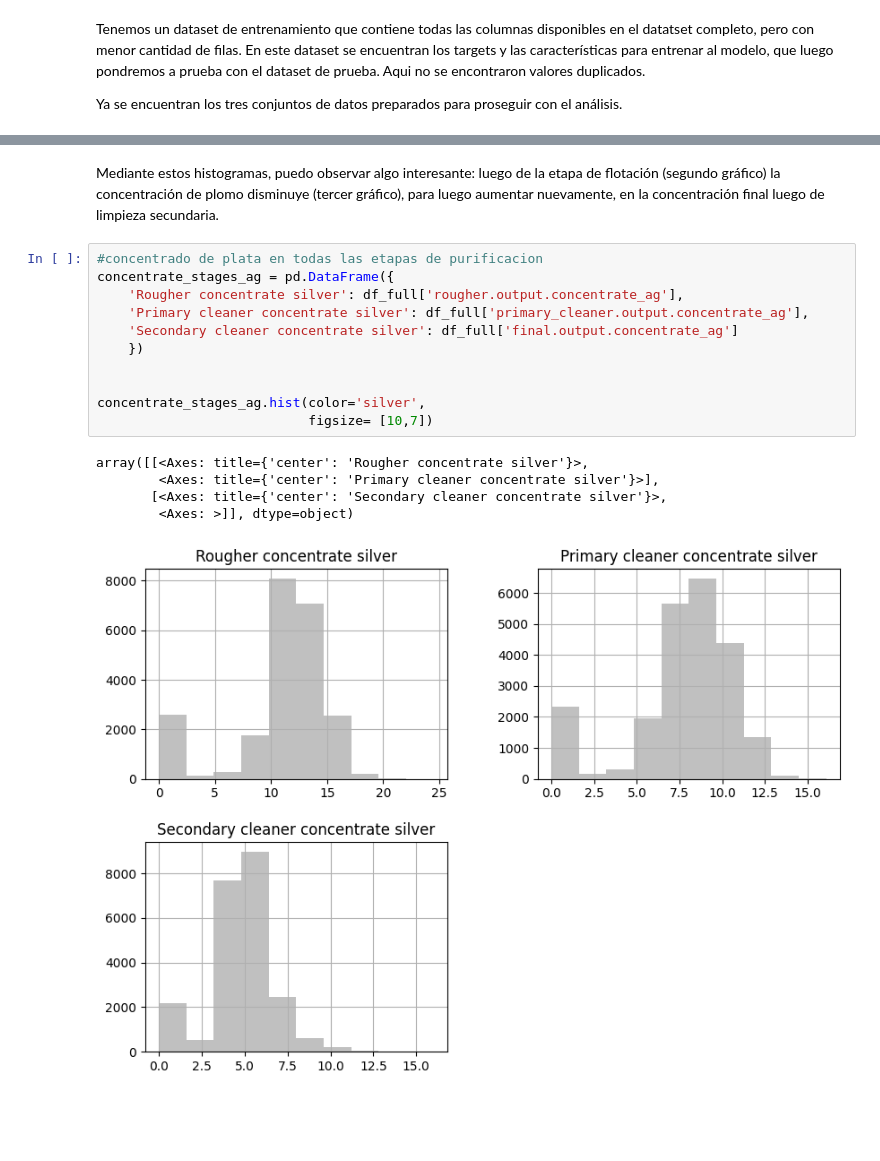
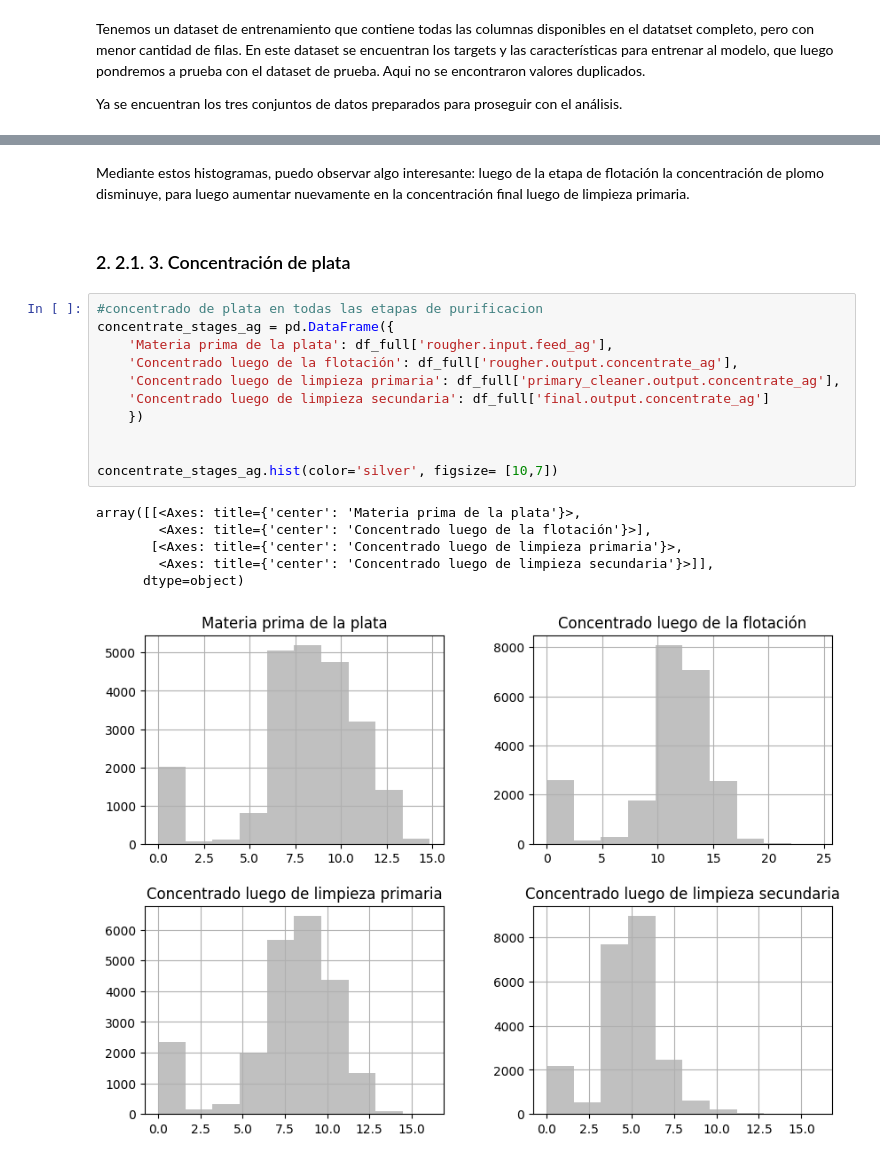
Before and after one commit to wh1tneyr/proyecto-tecnologico, a Jupyter notebook: gold.ipynb, the cells around one changed output, grey strips where cells are left out. Cells and saved outputs as stored; diff of their text form; blank space fills up the shorter version.

Commit message:
analizando los resultados de los histogramas en la concentracion de los metales - modificando los títulos

```diff
--- a/gold.ipynb
+++ b/gold.ipynb
@@ -389,21 +389,24 @@ array([[<Axes: title={'center': 'Materia prima del plomo'}>,
       dtype=object)
 [figure]
 # %% [markdown]
-Mediante estos histogramas, puedo observar algo interesante: luego de la etapa de flotación (segundo gráfico) la concentración de plomo disminuye (tercer gráfico), para luego aumentar nuevamente, en la concentración final luego de limpieza secundaria.
+Mediante estos histogramas, puedo observar algo interesante: luego de la etapa de flotación la concentración de plomo disminuye, para luego aumentar nuevamente en la concentración final luego de limpieza primaria.
+# %% [markdown]
+### 2.  2.1.  3. Concentración de plata
 # %%
 #concentrado de plata en todas las etapas de purificacion
 concentrate_stages_ag = pd.DataFrame({
-    'Rougher concentrate silver': df_full['rougher.output.concentrate_ag'],
-    'Primary cleaner concentrate silver': df_full['primary_cleaner.output.concentrate_ag'],
-    'Secondary cleaner concentrate silver': df_full['final.output.concentrate_ag']
+    'Materia prima de la plata': df_full['rougher.input.feed_ag'],
+    'Concentrado luego de la flotación': df_full['rougher.output.concentrate_ag'],
+    'Concentrado luego de limpieza primaria': df_full['primary_cleaner.output.concentrate_ag'],
+    'Concentrado luego de limpieza secundaria': df_full['final.output.concentrate_ag']
     })
 
 
-concentrate_stages_ag.hist(color='silver',
-                           figsize= [10,7])
+concentrate_stages_ag.hist(color='silver', figsize= [10,7])
 # %% [output]
-array([[<Axes: title={'center': 'Rougher concentrate silver'}>,
-        <Axes: title={'center': 'Primary cleaner concentrate silver'}>],
-       [<Axes: title={'center': 'Secondary cleaner concentrate silver'}>,
-        <Axes: >]], dtype=object)
+array([[<Axes: title={'center': 'Materia prima de la plata'}>,
+        <Axes: title={'center': 'Concentrado luego de la flotación'}>],
+       [<Axes: title={'center': 'Concentrado luego de limpieza primaria'}>,
+        <Axes: title={'center': 'Concentrado luego de limpieza secundaria'}>]],
+      dtype=object)
-[figure, old version]
+[figure, new version]
```
Also changed, not shown: parts of 8 cells of this notebook.
